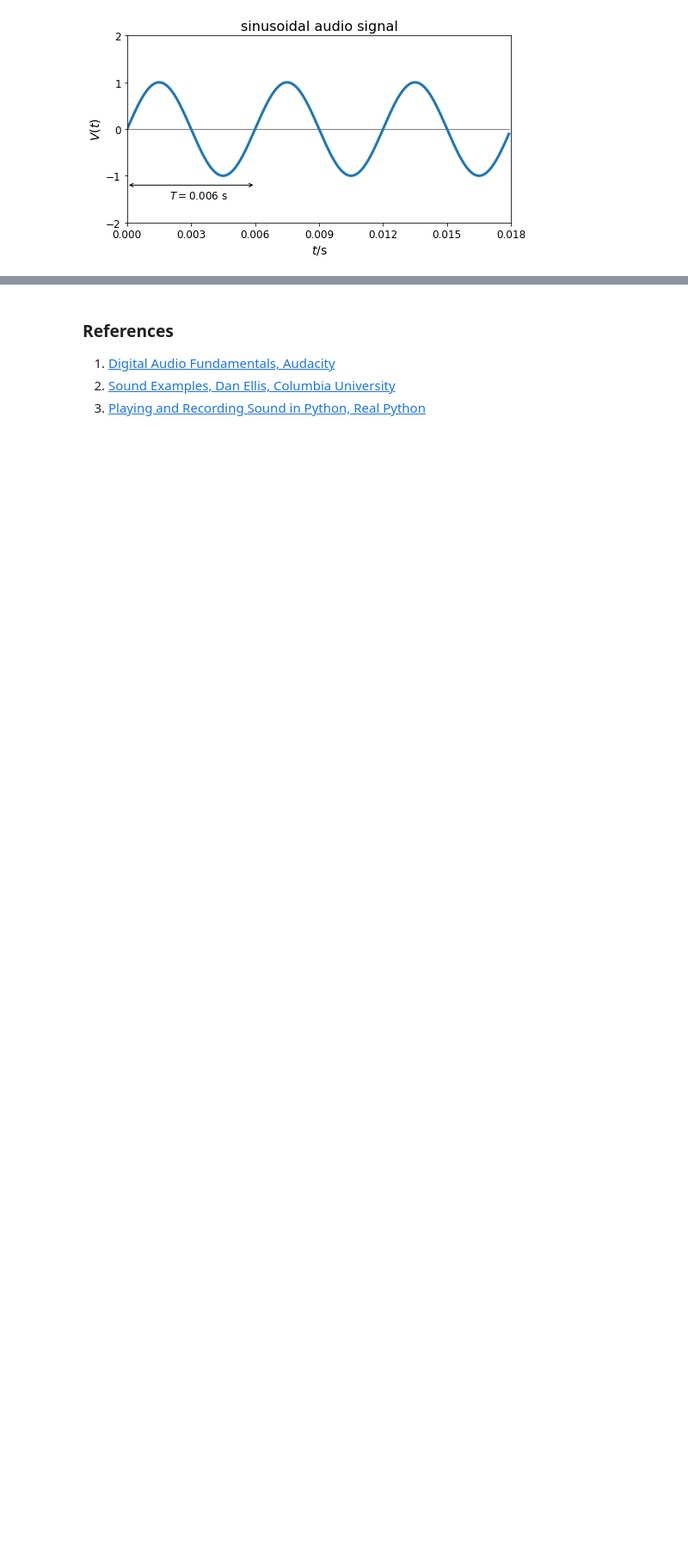
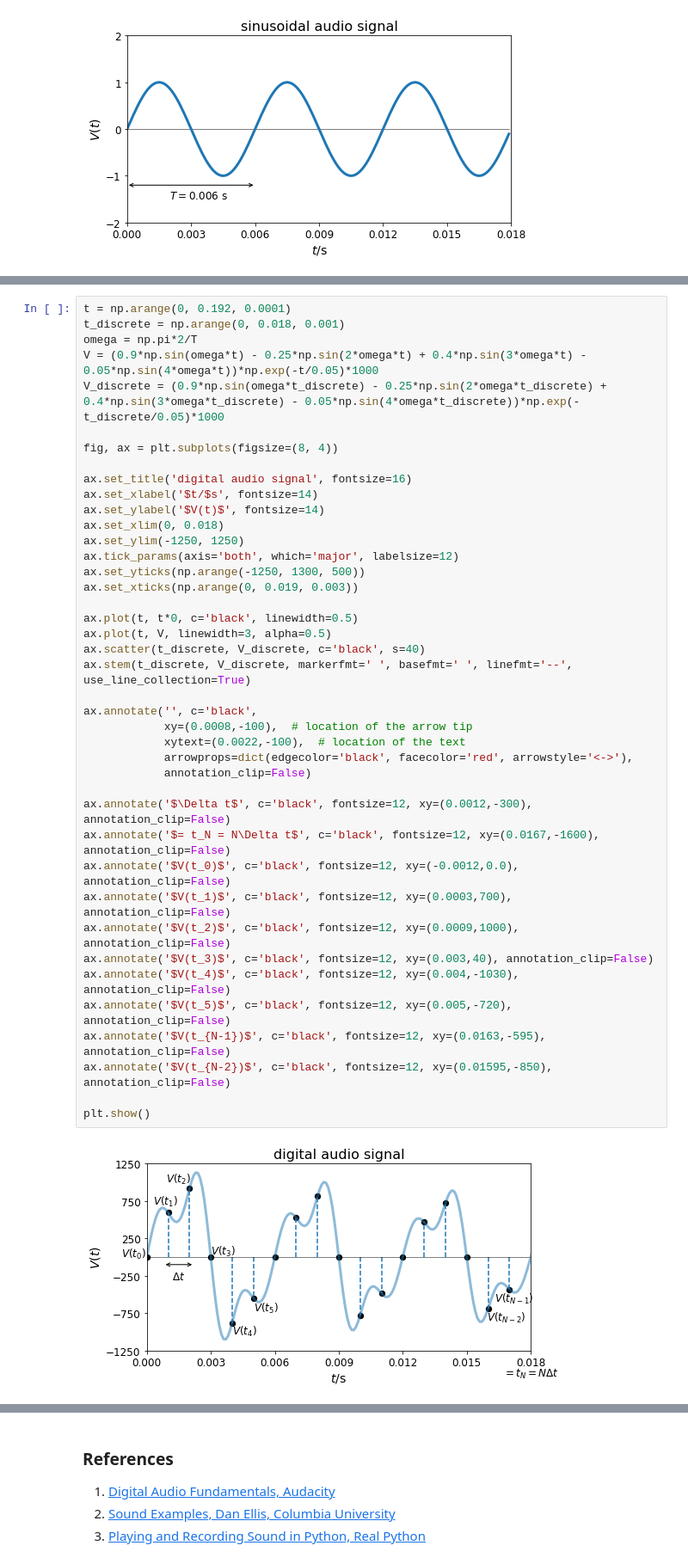
Before and after one commit to elsentjhung/sound-wave-analyser, a Jupyter notebook: sound_analyser.ipynb, the cells around one changed output, grey strips where cells are left out. Shown at 86% size. Saved outputs shown, nothing was run; the diff lists cells and outputs as text; blank space fills up the shorter version.

```diff
--- a/sound_analyser.ipynb
+++ b/sound_analyser.ipynb
@@ -379,0 +411,43 @@ plt.show()
+# %%
+t = np.arange(0, 0.192, 0.0001)
+t_discrete = np.arange(0, 0.018, 0.001)
+omega = np.pi*2/T
+V = (0.9*np.sin(omega*t) - 0.25*np.sin(2*omega*t) + 0.4*np.sin(3*omega*t) - 0.05*np.sin(4*omega*t))*np.exp(-t/0.05)*1000
+V_discrete = (0.9*np.sin(omega*t_discrete) - 0.25*np.sin(2*omega*t_discrete) + 0.4*np.sin(3*omega*t_discrete) - 0.05*np.sin(4*omega*t_discrete))*np.exp(-t_discrete/0.05)*1000
+
+fig, ax = plt.subplots(figsize=(8, 4))
+
+ax.set_title('digital audio signal', fontsize=16)
+ax.set_xlabel('$t/$s', fontsize=14)
+ax.set_ylabel('$V(t)$', fontsize=14)
+ax.set_xlim(0, 0.018)
+ax.set_ylim(-1250, 1250)
+ax.tick_params(axis='both', which='major', labelsize=12)
+ax.set_yticks(np.arange(-1250, 1300, 500))
+ax.set_xticks(np.arange(0, 0.019, 0.003))
+
+ax.plot(t, t*0, c='black', linewidth=0.5)
+ax.plot(t, V, linewidth=3, alpha=0.5)
+ax.scatter(t_discrete, V_discrete, c='black', s=40)
+ax.stem(t_discrete, V_discrete, markerfmt=' ', basefmt=' ', linefmt='--', use_line_collection=True)
+
+ax.annotate('', c='black',
+            xy=(0.0008,-100),  # location of the arrow tip
+            xytext=(0.0022,-100),  # location of the text
+            arrowprops=dict(edgecolor='black', facecolor='red', arrowstyle='<->'),
+            annotation_clip=False)
+
+ax.annotate('$\Delta t$', c='black', fontsize=12, xy=(0.0012,-300), annotation_clip=False)
+ax.annotate('$= t_N = N\Delta t$', c='black', fontsize=12, xy=(0.0167,-1600), annotation_clip=False)
+ax.annotate('$V(t_0)$', c='black', fontsize=12, xy=(-0.0012,0.0), annotation_clip=False)
+ax.annotate('$V(t_1)$', c='black', fontsize=12, xy=(0.0003,700), annotation_clip=False)
+ax.annotate('$V(t_2)$', c='black', fontsize=12, xy=(0.0009,1000), annotation_clip=False)
+ax.annotate('$V(t_3)$', c='black', fontsize=12, xy=(0.003,40), annotation_clip=False)
+ax.annotate('$V(t_4)$', c='black', fontsize=12, xy=(0.004,-1030), annotation_clip=False)
+ax.annotate('$V(t_5)$', c='black', fontsize=12, xy=(0.005,-720), annotation_clip=False)
+ax.annotate('$V(t_{N-1})$', c='black', fontsize=12, xy=(0.0163,-595), annotation_clip=False)
+ax.annotate('$V(t_{N-2})$', c='black', fontsize=12, xy=(0.01595,-850), annotation_clip=False)
+
+plt.show()
+# %% [output]
+[figure, added]
```
Also changed, not shown: parts of 20 cells of this notebook, 2 other files.
